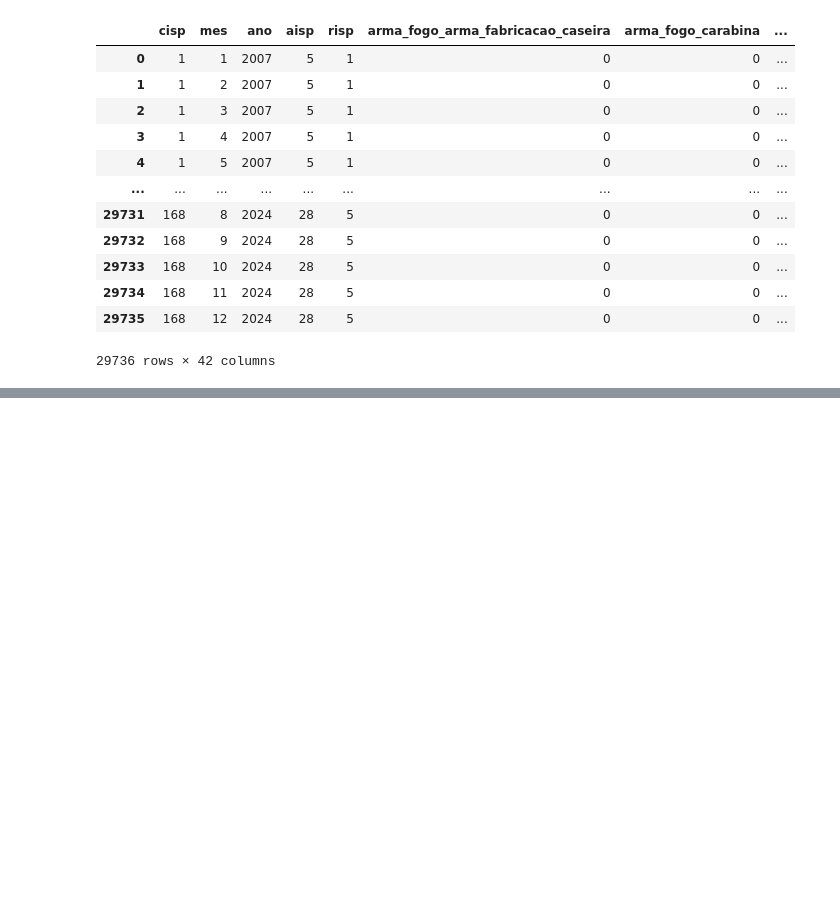
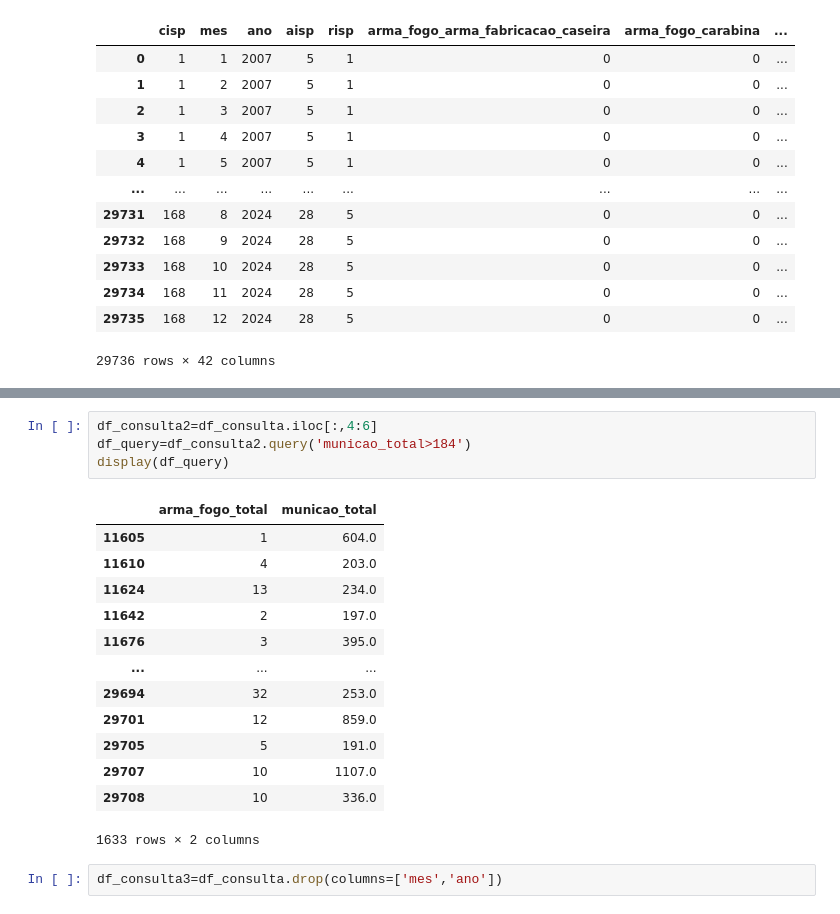
Before and after one commit to LilianeCrespo/ProjetoFinalBD, a Jupyter notebook: Espelho_principal.ipynb, the cells around one changed output, grey strips where cells are left out. Saved outputs shown, nothing was run; the diff lists cells and outputs as text; blank space fills up the shorter version.

```diff
--- a/Espelho_principal.ipynb
+++ b/Espelho_principal.ipynb
@@ -45,0 +154,20 @@ display(df_copia)
+# %%
+df_consulta2=df_consulta.iloc[:,4:6]
+df_query=df_consulta2.query('municao_total>184')
+display(df_query)
+# %% [output]
+|  | arma_fogo_total | municao_total |
+| 11605 | 1 | 604.0 |
+| 11610 | 4 | 203.0 |
+| 11624 | 13 | 234.0 |
+| 11642 | 2 | 197.0 |
+| 11676 | 3 | 395.0 |
+| ... | ... | ... |
+| 29694 | 32 | 253.0 |
+| 29701 | 12 | 859.0 |
+| 29705 | 5 | 191.0 |
+| 29707 | 10 | 1107.0 |
+| 29708 | 10 | 336.0 |
+1633 rows × 2 columns
+# %%
+df_consulta3=df_consulta.drop(columns=['mes','ano'])
```
Also changed, not shown: parts of 19 cells of this notebook.
